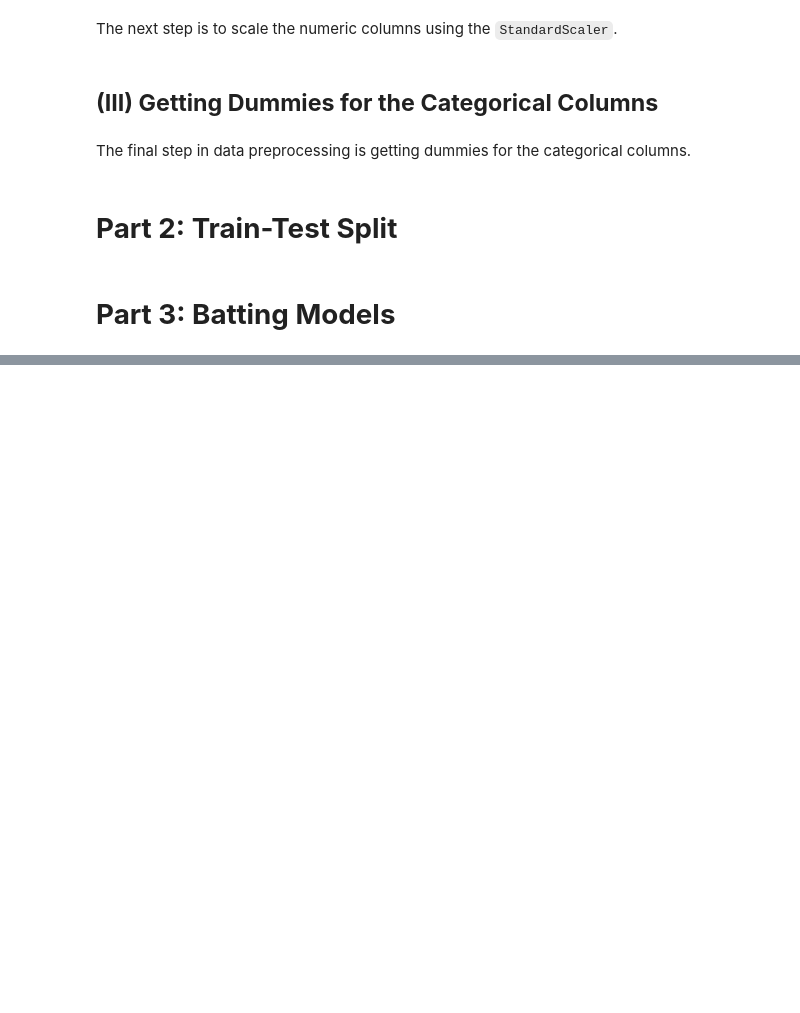
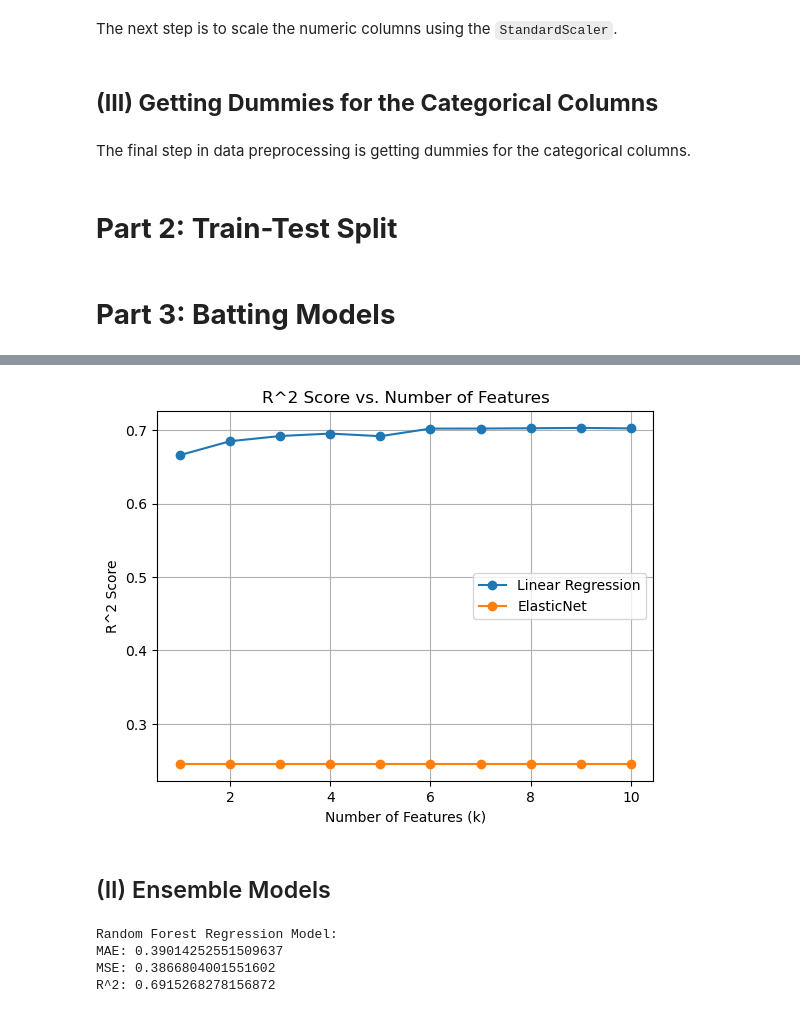
Before and after one commit to rohitbhamidi/ipl-player-salary, a Jupyter notebook: 3-PreprocessingTrainingDevelopment.ipynb, the cells around one changed output, grey strips where cells are left out. Drawn from its saved outputs; the diff is of its cells as text; code cells hidden in the pictures; blank space fills up the shorter version.

Commit message:
+ (some model selection)

```diff
--- a/3-PreprocessingTrainingDevelopment.ipynb
+++ b/3-PreprocessingTrainingDevelopment.ipynb
@@ -94,5 +116,5 @@ bowling_df[bowl_num_cols] = scaler.fit_transform(bowling_df[bowl_num_cols])
 # %% [markdown]
 The final step in data preprocessing is getting dummies for the categorical columns.
 # %%
-batting_df = pd.get_dummies(batting_df, columns=['Country', 'Team'])
+batting_filtered = pd.get_dummies(batting_filtered, columns=['Country', 'Team'])
 # %%
@@ -100,6 +122,6 @@ bowling_df = pd.get_dummies(bowling_df, columns=['Country', 'Team'])
 # %% [markdown]
 # **Part 2: Train-Test Split**
 # %%
-batting_df = batting_df.sort_values(by='Season')
-bowling_df = bowling_df.sort_values(by='Season')
+batting_filtered = batting_filtered.sort_values(by='Season')
+bowling_filtered = bowling_filtered.sort_values(by='Season')
 # %%
@@ -117,7 +130,7 @@ batting_test = batting_df[batting_df.Season > 2017]
 # %%
-X_train_bat = batting_train.drop(columns=['Player', 'salary_diff'])
-y_train_bat = batting_train['salary_diff']
+X_train_bat = batting_train.drop(columns=['Player', 'NY_SalaryUSD'])
+y_train_bat = batting_train['NY_SalaryUSD']
 
-X_test_bat = batting_test.drop(columns=['Player', 'salary_diff'])
-y_test_bat = batting_test['salary_diff']
+X_test_bat = batting_test.drop(columns=['Player', 'NY_SalaryUSD'])
+y_test_bat = batting_test['NY_SalaryUSD']
 # %%
@@ -202,0 +217,53 @@ R^2: -1.0241260484351296
+# %%
+k_values = range(1, 11)
+
+linear_r2_scores = []
+elastic_net_r2_scores = []
+
+for k in k_values:
+    selector = SelectKBest(score_func=f_regression, k=k)
+    X_train_bat_selected = selector.fit_transform(X_train_bat, y_train_bat)
+    X_test_bat_selected = selector.transform(X_test_bat)
+
+    linear_model_selected = LinearRegression()
+    linear_model_selected.fit(X_train_bat_selected, y_train_bat)
+    y_pred_linear_selected = linear_model_selected.predict(X_test_bat_selected)
+    r2 = r2_score(y_test_bat, y_pred_linear_selected)
+    linear_r2_scores.append(r2)
+
+    # ElasticNet Regression
+    elastic_net_model = ElasticNet()
+    elastic_net_model.fit(X_train_bat_selected, y_train_bat)
+    y_pred_elastic_net_selected = elastic_net_model.predict(X_test_bat_selected)
+    elastic_net_r2_scores.append(r2_score(y_test_bat, y_pred_elastic_net_selected))
+# %%
+plt.plot(k_values, linear_r2_scores, label='Linear Regression', marker='o')
+plt.plot(k_values, elastic_net_r2_scores, label='ElasticNet', marker='o')
+plt.xlabel('Number of Features (k)')
+plt.ylabel('R^2 Score')
+plt.title('R^2 Score vs. Number of Features')
+plt.legend()
+plt.grid(True)
+plt.show()
+# %% [output]
+[figure, added]
+# %% [markdown]
+## (II) Ensemble Models
+# %%
+rf_model = RandomForestRegressor()
+rf_model.fit(X_train_bat, y_train_bat)
+y_pred_rf = rf_model.predict(X_test_bat)
+
+mae_rf = mean_absolute_error(y_test_bat, y_pred_rf)
+mse_rf = mean_squared_error(y_test_bat, y_pred_rf)
+r2_rf = r2_score(y_test_bat, y_pred_rf)
+
+print("\nRandom Forest Regression Model:")
+print("MAE:", mae_rf)
+print("MSE:", mse_rf)
+print("R^2:", r2_rf)
+# %% [output]
+Random Forest Regression Model:
+MAE: 0.39014252551509637
+MSE: 0.3866804001551602
+R^2: 0.6915268278156872
```
Also changed, not shown: parts of 50 cells of this notebook.
